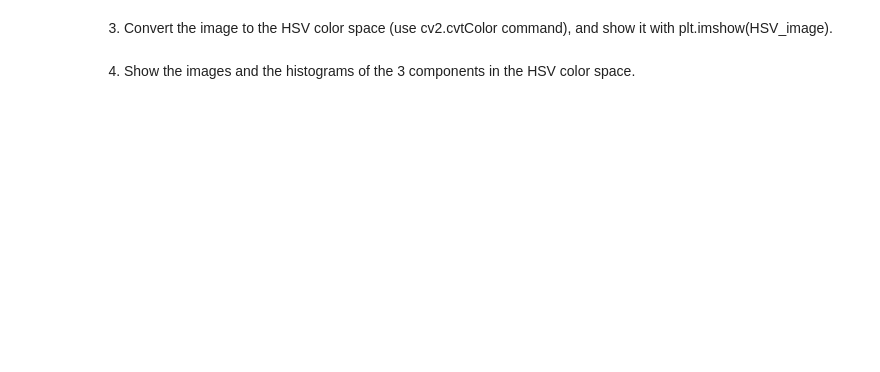
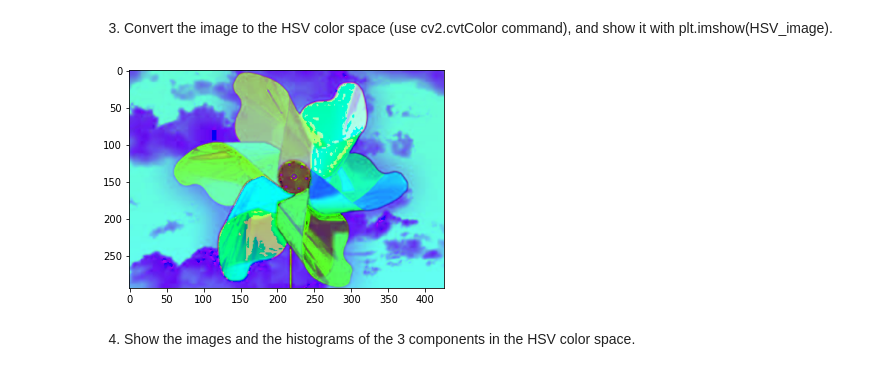
Before and after one commit to nadavschwalb/image_processing, a Jupyter notebook: Lab2_student.ipynb, the cells around one changed output. Cells and saved outputs as stored; diff of their text form; code cells hidden in the pictures; blank space fills up the shorter version.

```diff
--- a/Lab2_student.ipynb
+++ b/Lab2_student.ipynb
@@ -256,2 +266,8 @@ Write your answer here
+# %%
+hsv_image = cv2.cvtColor(bgr_image,cv2.COLOR_BGR2HSV)
+plt.imshow(hsv_image)
+plt.show()
+# %% [output]
+[figure, added]
 # %% [markdown]
 4.	Show the images and the histograms of the 3 components in the HSV color space.
```
Also changed, not shown: parts of 11 cells of this notebook.
